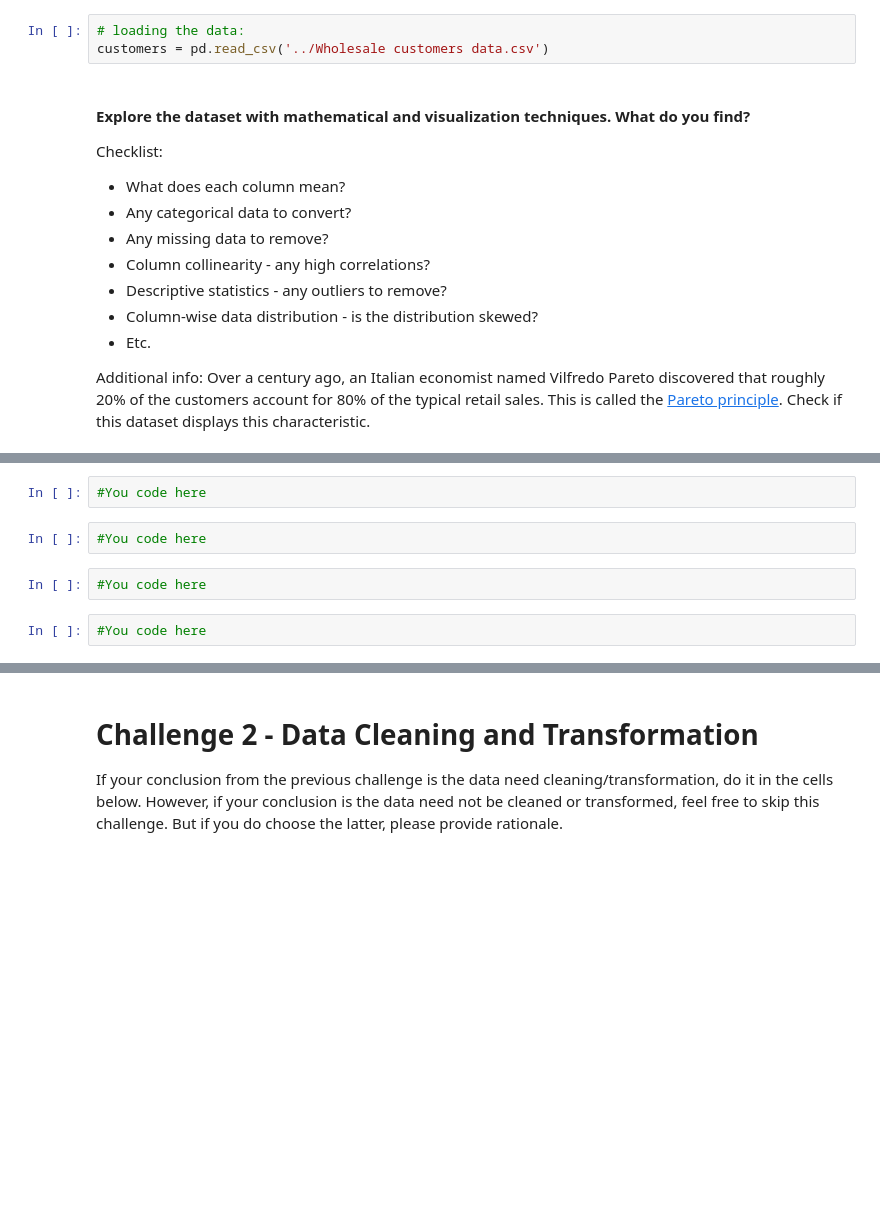
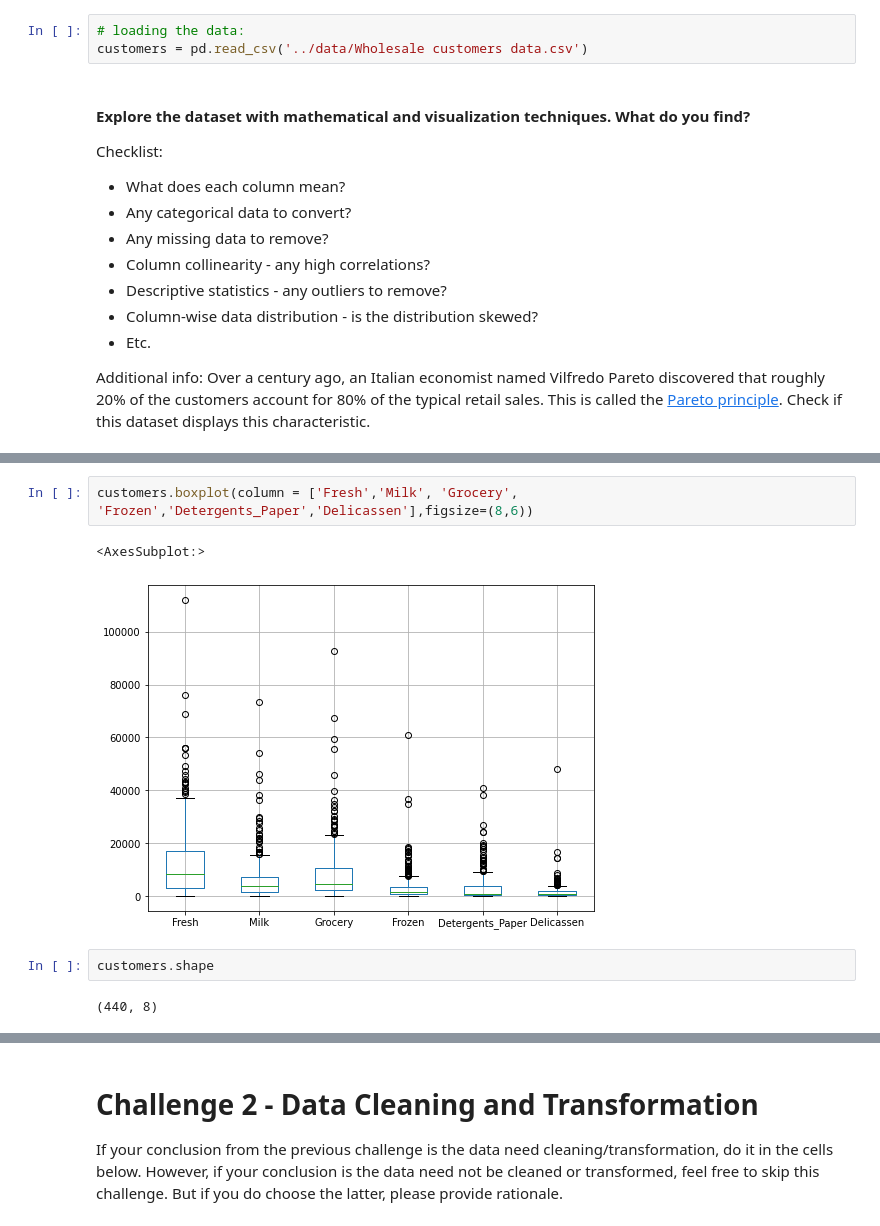
Before and after one commit to Ironhack-Data-Madrid-Mayo-2022/7.4-lab-unsupervised-learning, a Jupyter notebook: your-code/main.ipynb, the cells around one changed output, grey strips where cells are left out. Saved outputs shown, nothing was run; the diff lists cells and outputs as text; blank space fills up the shorter version.

```diff
--- a/your-code/main.ipynb
+++ b/your-code/main.ipynb
@@ -26,7 +27,7 @@ In this lab, we will use a dataset containing information about customer prefere
 The origin of the dataset is [here](https://archive.ics.uci.edu/ml/datasets/wholesale+customers).
 # %%
 # loading the data:
-customers = pd.read_csv('../Wholesale customers data.csv')
+customers = pd.read_csv('../data/Wholesale customers data.csv')
 # %% [markdown]
 #### Explore the dataset with mathematical and visualization techniques. What do you find?
 
@@ -56,8 +233,9 @@ customers.columns   # se observan las columnas
-# %%
-#You code here
-# %%
-#You code here
-# %%
-#You code here
-# %%
-#You code here
+# %%
+customers.boxplot(column = ['Fresh','Milk', 'Grocery', 'Frozen','Detergents_Paper','Delicassen'],figsize=(8,6))
+# %% [output]
+<AxesSubplot:>
+[figure, added]
+# %%
+customers.shape
+# %% [output]
+(440, 8)
```
Also changed, not shown: parts of 26 cells of this notebook.
